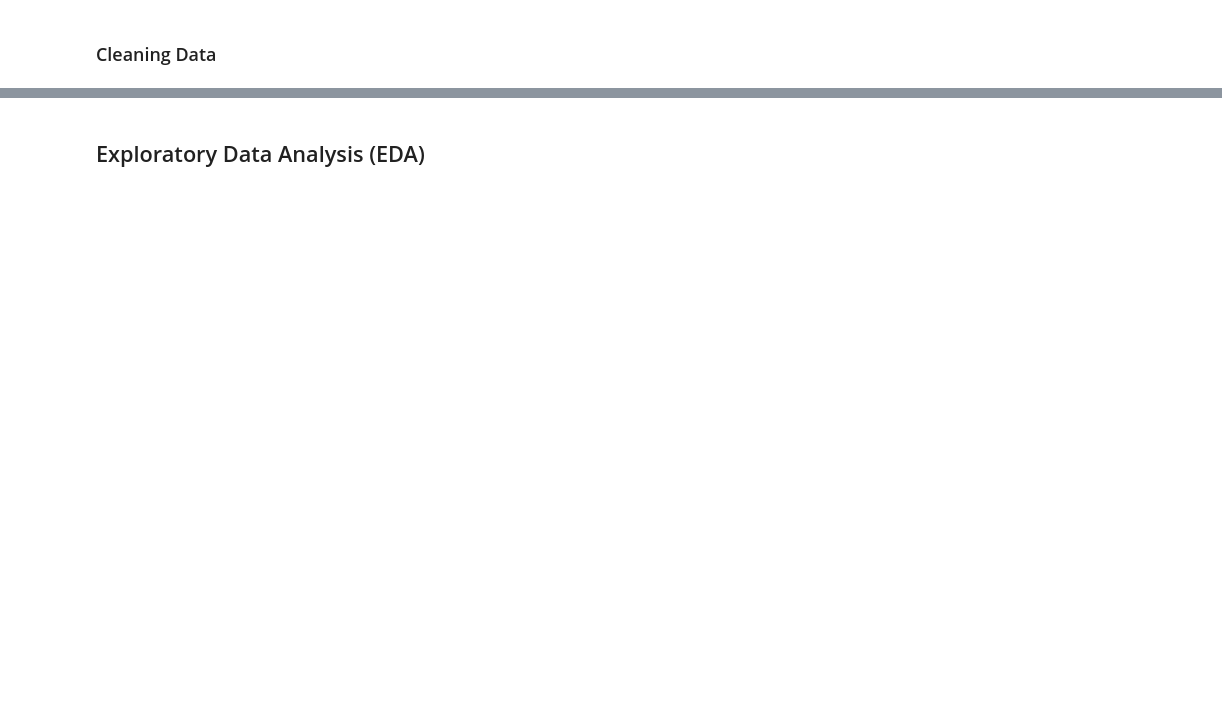
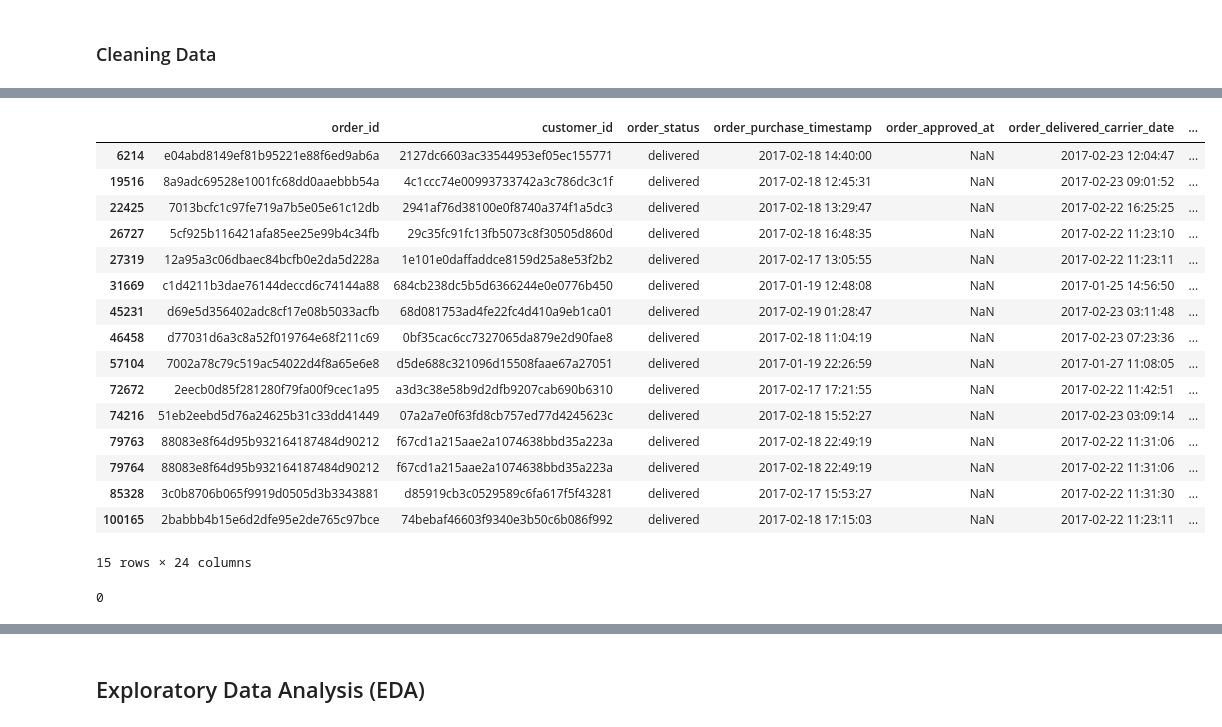
Before and after one commit to ilman79/Project_dicoding, a Jupyter notebook: Project_DataAnalisis.ipynb, the cells around one changed output, grey strips where cells are left out. Drawn from its saved outputs; the diff is of its cells as text; code cells hidden in the pictures; blank space fills up the shorter version.

```diff
--- a/Project_DataAnalisis.ipynb
+++ b/Project_DataAnalisis.ipynb
@@ -341,0 +441,25 @@ Jumlah duplikasi:  0
+# %%
+dataset_penjualan[dataset_penjualan.order_approved_at.isna()]
+# %% [output]
+|  | order_id | customer_id | order_status | order_purchase_timestamp | order_approved_at | order_delivered_carrier_date | ... |
+| 6214 | e04abd8149ef81b95221e88f6ed9ab6a | 2127dc6603ac33544953ef05ec155771 | delivered | 2017-02-18 14:40:00 | NaN | 2017-02-23 12:04:47 | ... |
+| 19516 | 8a9adc69528e1001fc68dd0aaebbb54a | 4c1ccc74e00993733742a3c786dc3c1f | delivered | 2017-02-18 12:45:31 | NaN | 2017-02-23 09:01:52 | ... |
+| 22425 | 7013bcfc1c97fe719a7b5e05e61c12db | 2941af76d38100e0f8740a374f1a5dc3 | delivered | 2017-02-18 13:29:47 | NaN | 2017-02-22 16:25:25 | ... |
+| 26727 | 5cf925b116421afa85ee25e99b4c34fb | 29c35fc91fc13fb5073c8f30505d860d | delivered | 2017-02-18 16:48:35 | NaN | 2017-02-22 11:23:10 | ... |
+| 27319 | 12a95a3c06dbaec84bcfb0e2da5d228a | 1e101e0daffaddce8159d25a8e53f2b2 | delivered | 2017-02-17 13:05:55 | NaN | 2017-02-22 11:23:11 | ... |
+| 31669 | c1d4211b3dae76144deccd6c74144a88 | 684cb238dc5b5d6366244e0e0776b450 | delivered | 2017-01-19 12:48:08 | NaN | 2017-01-25 14:56:50 | ... |
+| 45231 | d69e5d356402adc8cf17e08b5033acfb | 68d081753ad4fe22fc4d410a9eb1ca01 | delivered | 2017-02-19 01:28:47 | NaN | 2017-02-23 03:11:48 | ... |
+| 46458 | d77031d6a3c8a52f019764e68f211c69 | 0bf35cac6cc7327065da879e2d90fae8 | delivered | 2017-02-18 11:04:19 | NaN | 2017-02-23 07:23:36 | ... |
+| 57104 | 7002a78c79c519ac54022d4f8a65e6e8 | d5de688c321096d15508faae67a27051 | delivered | 2017-01-19 22:26:59 | NaN | 2017-01-27 11:08:05 | ... |
+| 72672 | 2eecb0d85f281280f79fa00f9cec1a95 | a3d3c38e58b9d2dfb9207cab690b6310 | delivered | 2017-02-17 17:21:55 | NaN | 2017-02-22 11:42:51 | ... |
+| 74216 | 51eb2eebd5d76a24625b31c33dd41449 | 07a2a7e0f63fd8cb757ed77d4245623c | delivered | 2017-02-18 15:52:27 | NaN | 2017-02-23 03:09:14 | ... |
+| 79763 | 88083e8f64d95b932164187484d90212 | f67cd1a215aae2a1074638bbd35a223a | delivered | 2017-02-18 22:49:19 | NaN | 2017-02-22 11:31:06 | ... |
+| 79764 | 88083e8f64d95b932164187484d90212 | f67cd1a215aae2a1074638bbd35a223a | delivered | 2017-02-18 22:49:19 | NaN | 2017-02-22 11:31:06 | ... |
+| 85328 | 3c0b8706b065f9919d0505d3b3343881 | d85919cb3c0529589c6fa617f5f43281 | delivered | 2017-02-17 15:53:27 | NaN | 2017-02-22 11:31:30 | ... |
+| 100165 | 2babbb4b15e6d2dfe95e2de765c97bce | 74bebaf46603f9340e3b50c6b086f992 | delivered | 2017-02-18 17:15:03 | NaN | 2017-02-22 11:23:11 | ... |
+15 rows × 24 columns
+# %%
+dataset_penjualan.order_approved_at.fillna(value="Not Record", inplace=True)
+dataset_penjualan.order_approved_at.isna().sum()
+# %% [output]
+0
```
Also changed, not shown: parts of 42 cells of this notebook.
